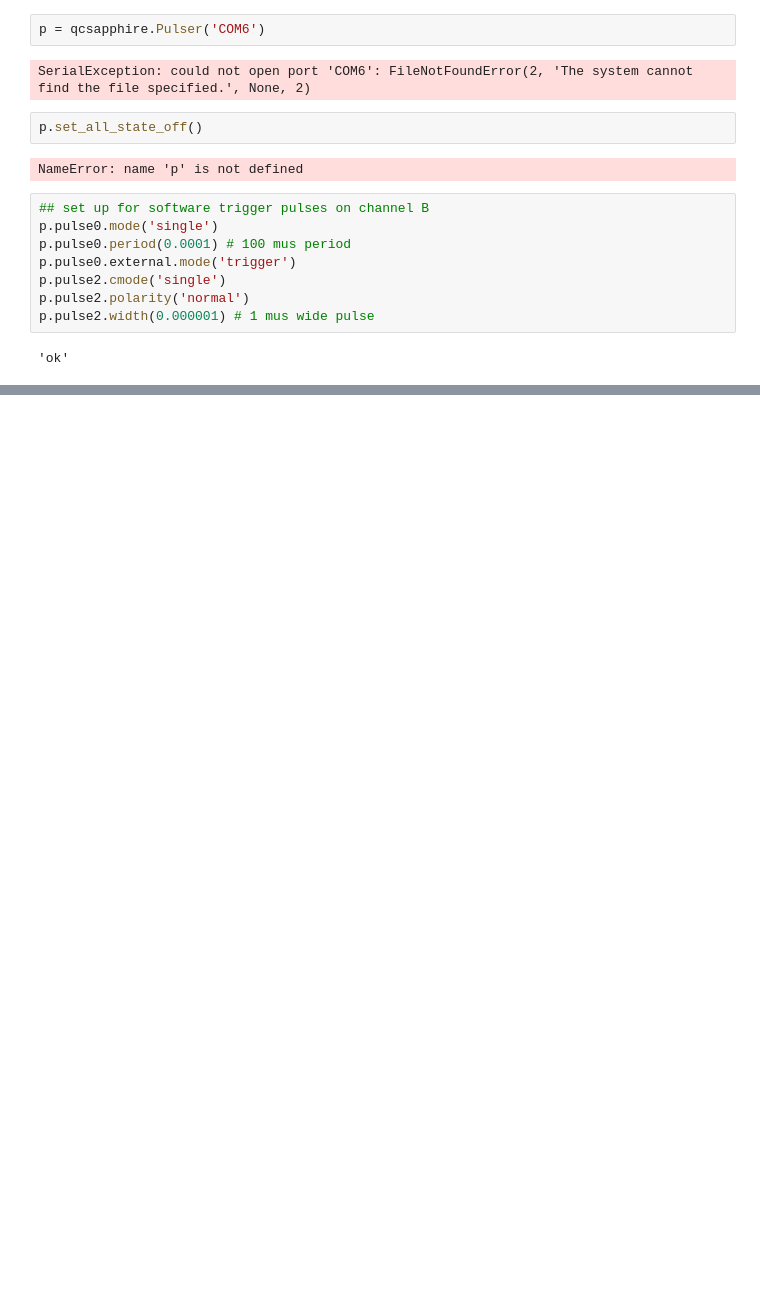
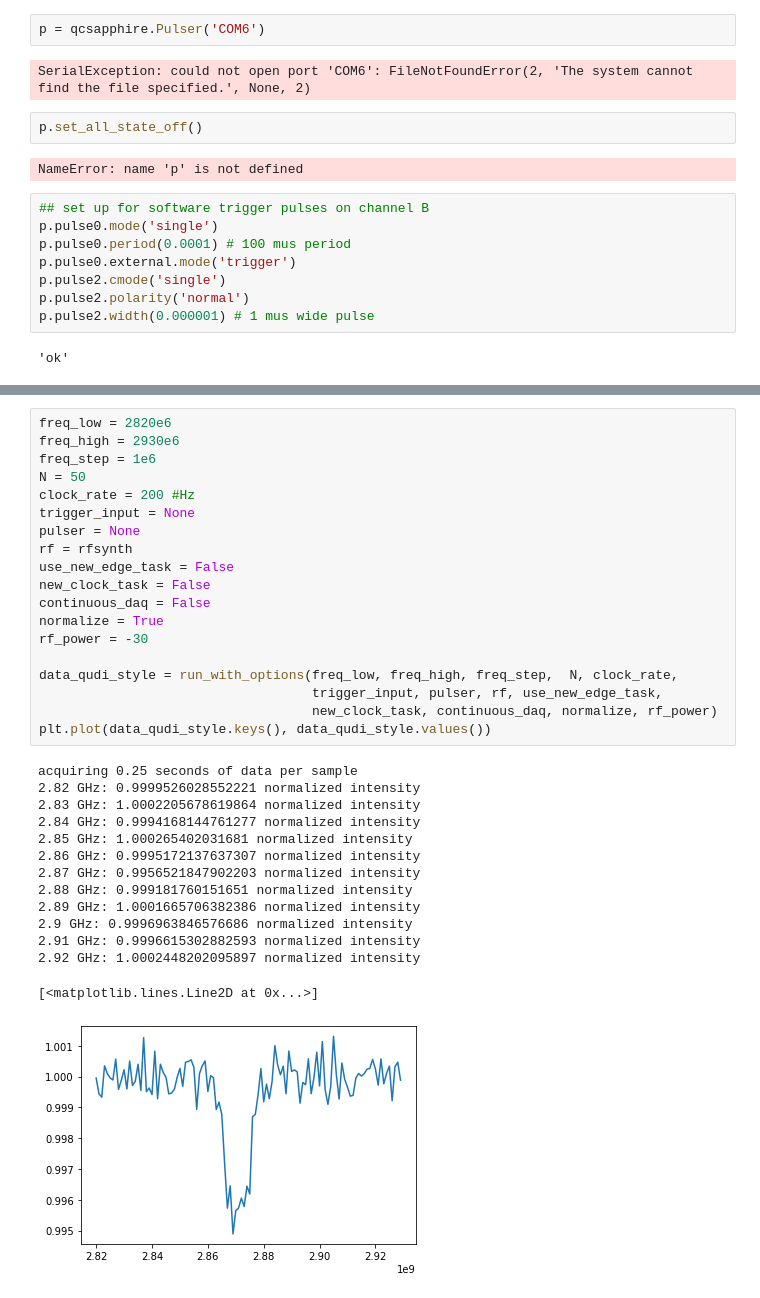
Before and after one commit to gadamc/cwodmr, a Jupyter notebook: cwodmr/my_cwodrm_v3_external_trigger.ipynb, the cells around one changed output, grey strips where cells are left out. Drawn from its saved outputs; the diff is of its cells as text; blank space fills up the shorter version.

```diff
--- a/cwodmr/my_cwodrm_v3_external_trigger.ipynb
+++ b/cwodmr/my_cwodrm_v3_external_trigger.ipynb
@@ -969,0 +417,34 @@ plt.plot(data.keys(), data.values())
+# %%
+freq_low = 2820e6
+freq_high = 2930e6
+freq_step = 1e6
+N = 50
+clock_rate = 200 #Hz
+trigger_input = None
+pulser = None
+rf = rfsynth
+use_new_edge_task = False
+new_clock_task = False
+continuous_daq = False
+normalize = True
+rf_power = -30
+
+data_qudi_style = run_with_options(freq_low, freq_high, freq_step,  N, clock_rate,
+                                   trigger_input, pulser, rf, use_new_edge_task,
+                                   new_clock_task, continuous_daq, normalize, rf_power)
+plt.plot(data_qudi_style.keys(), data_qudi_style.values())
+# %% [output]
+acquiring 0.25 seconds of data per sample
+2.82 GHz: 0.9999526028552221 normalized intensity
+2.83 GHz: 1.0002205678619864 normalized intensity
+2.84 GHz: 0.9994168144761277 normalized intensity
+2.85 GHz: 1.000265402031681 normalized intensity
+2.86 GHz: 0.9995172137637307 normalized intensity
+2.87 GHz: 0.9956521847902203 normalized intensity
+2.88 GHz: 0.999181760151651 normalized intensity
+2.89 GHz: 1.0001665706382386 normalized intensity
+2.9 GHz: 0.9996963846576686 normalized intensity
+2.91 GHz: 0.9996615302882593 normalized intensity
+2.92 GHz: 1.0002448202095897 normalized intensity
+[<matplotlib.lines.Line2D at 0x...>]
+[figure, added]
```
Also changed, not shown: parts of 54 cells of this notebook, 2 other files.
